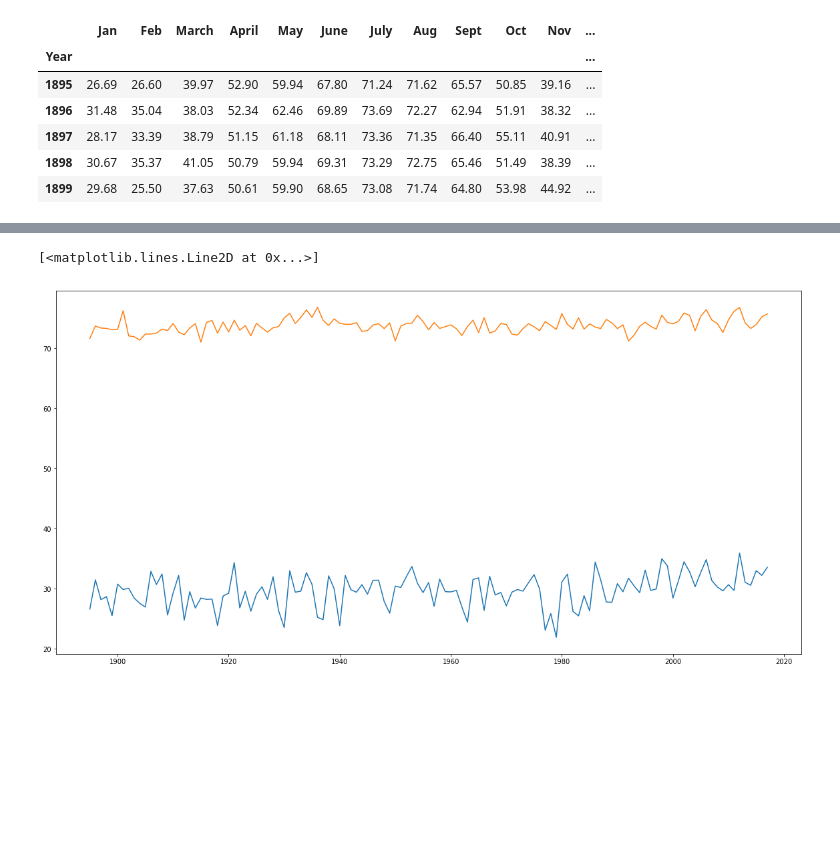
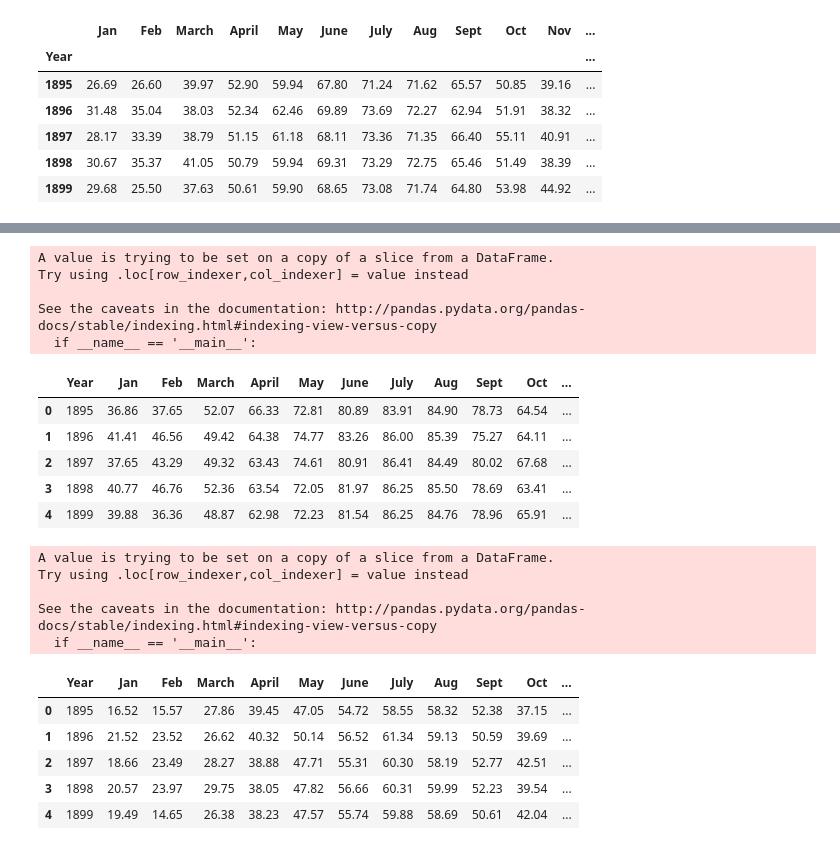
Before and after one commit to A-Grabish/solis-projectum, a Jupyter notebook: working/sunspots.ipynb, the cells around one changed output, grey strips where cells are left out. Cells and saved outputs as stored; diff of their text form; code cells hidden in the pictures; blank space fills up the shorter version.

```diff
--- a/working/sunspots.ipynb
+++ b/working/sunspots.ipynb
@@ -126,9 +129,55 @@ ax2.plot(sun_y_1895["Year"], sun_y_1895["Yearly Mean Total Sunspots"], color = c
-# %%
-#min and max temp each year
-min_48 = lower_48.min(axis = 1)
-max_48 = lower_48.max(axis = 1)
-plt.plot(min_48)
-plt.plot(max_48)
-# %% [output]
-[<matplotlib.lines.Line2D at 0x...>]
-[figure, removed]
+# %%
+#max temp
+
+max_path = "max_raw.csv"
+max_raw = pd.read_csv(max_path, sep = "  ", engine='python',
+                      names = ['Year', 'Jan', 'Feb', 'March', 'April', 'May', 'June', 'July', 'Aug', 'Sept', 'Oct', 'Nov', 'Dec'])
+#get only national data
+max_nation = max_raw[(max_raw['Year'] < 1110000000) & (max_raw['Year'] > 1100000000)]
+#clean year col and reset index
+max_nation['Year'] = max_nation['Year'] - 1100270000
+max_nation = max_nation.reset_index(drop = True)
+#drop incomplete data and convert to float64
+max_nation.drop(123, inplace = True)
+max_nation['June'] = pd.to_numeric(max_nation['June'])
+max_nation['July'] = pd.to_numeric(max_nation['July'])
+max_nation.head()
+# %% [output]
+A value is trying to be set on a copy of a slice from a DataFrame.
+Try using .loc[row_indexer,col_indexer] = value instead
+
+See the caveats in the documentation: http://pandas.pydata.org/pandas-docs/stable/indexing.html#indexing-view-versus-copy
+  if __name__ == '__main__':
+|  | Year | Jan | Feb | March | April | May | June | July | Aug | Sept | Oct | ... |
+| 0 | 1895 | 36.86 | 37.65 | 52.07 | 66.33 | 72.81 | 80.89 | 83.91 | 84.90 | 78.73 | 64.54 | ... |
+| 1 | 1896 | 41.41 | 46.56 | 49.42 | 64.38 | 74.77 | 83.26 | 86.00 | 85.39 | 75.27 | 64.11 | ... |
+| 2 | 1897 | 37.65 | 43.29 | 49.32 | 63.43 | 74.61 | 80.91 | 86.41 | 84.49 | 80.02 | 67.68 | ... |
+| 3 | 1898 | 40.77 | 46.76 | 52.36 | 63.54 | 72.05 | 81.97 | 86.25 | 85.50 | 78.69 | 63.41 | ... |
+| 4 | 1899 | 39.88 | 36.36 | 48.87 | 62.98 | 72.23 | 81.54 | 86.25 | 84.76 | 78.96 | 65.91 | ... |
+# %%
+#min temp
+
+
+min_raw = pd.read_csv("min_raw_clean.csv", index_col = 0)
+
+#get only national data
+min_nation = min_raw[(min_raw['Year'] < 1110000000) & (min_raw['Year'] > 1100000000)]
+#clean year col and reset index
+min_nation['Year'] = min_nation['Year'] - 1100280000
+min_nation = min_nation.reset_index(drop = True)
+# #drop incomplete data and convert to float64
+min_nation.drop(123, inplace = True)
+
+min_nation.head()
+# %% [output]
+A value is trying to be set on a copy of a slice from a DataFrame.
+Try using .loc[row_indexer,col_indexer] = value instead
+
+See the caveats in the documentation: http://pandas.pydata.org/pandas-docs/stable/indexing.html#indexing-view-versus-copy
+  if __name__ == '__main__':
+|  | Year | Jan | Feb | March | April | May | June | July | Aug | Sept | Oct | ... |
+| 0 | 1895 | 16.52 | 15.57 | 27.86 | 39.45 | 47.05 | 54.72 | 58.55 | 58.32 | 52.38 | 37.15 | ... |
+| 1 | 1896 | 21.52 | 23.52 | 26.62 | 40.32 | 50.14 | 56.52 | 61.34 | 59.13 | 50.59 | 39.69 | ... |
+| 2 | 1897 | 18.66 | 23.49 | 28.27 | 38.88 | 47.71 | 55.31 | 60.30 | 58.19 | 52.77 | 42.51 | ... |
+| 3 | 1898 | 20.57 | 23.97 | 29.75 | 38.05 | 47.82 | 56.66 | 60.31 | 59.99 | 52.23 | 39.54 | ... |
+| 4 | 1899 | 19.49 | 14.65 | 26.38 | 38.23 | 47.57 | 55.74 | 59.88 | 58.69 | 50.61 | 42.04 | ... |
```
Also changed, not shown: parts of 4 cells of this notebook, 5 other files.
